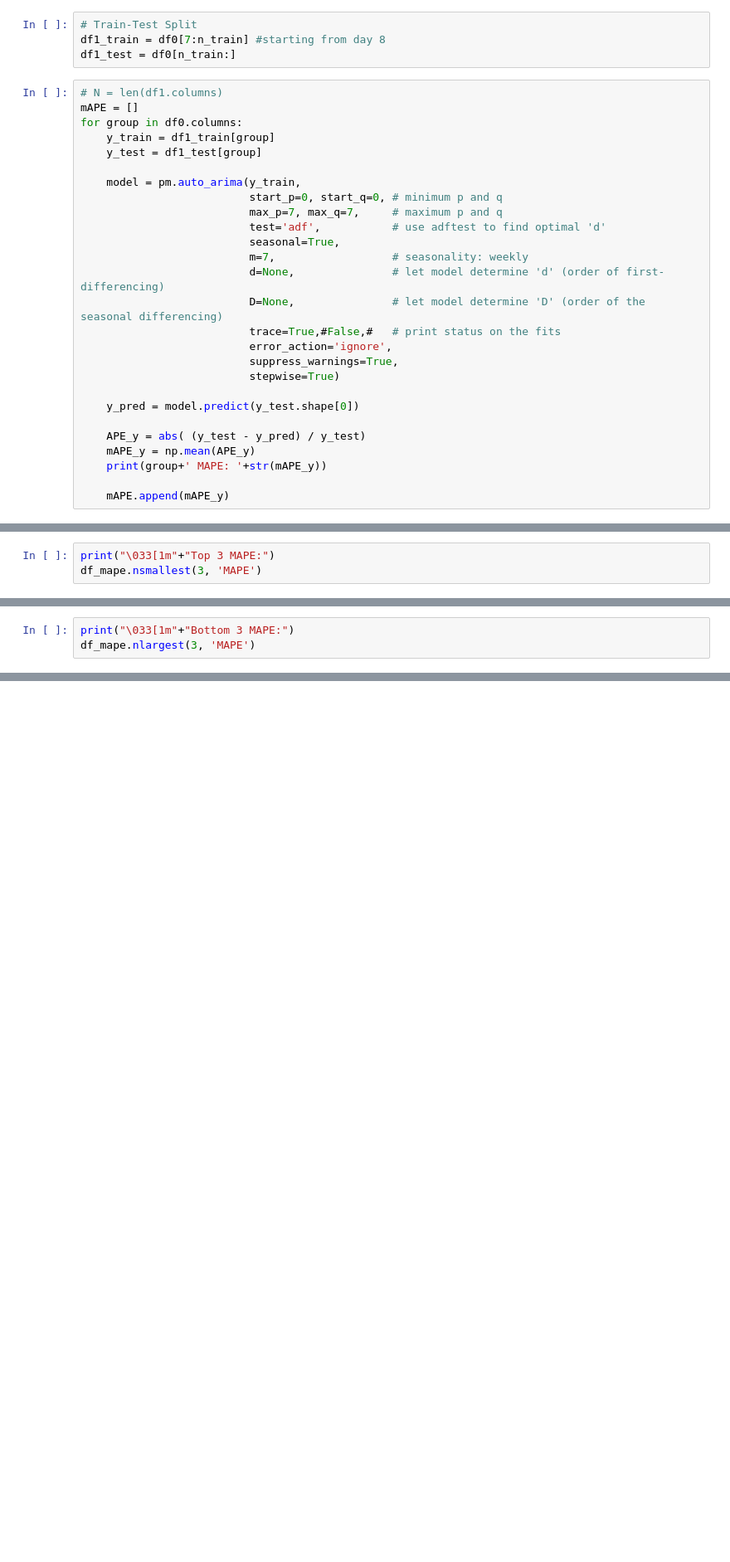
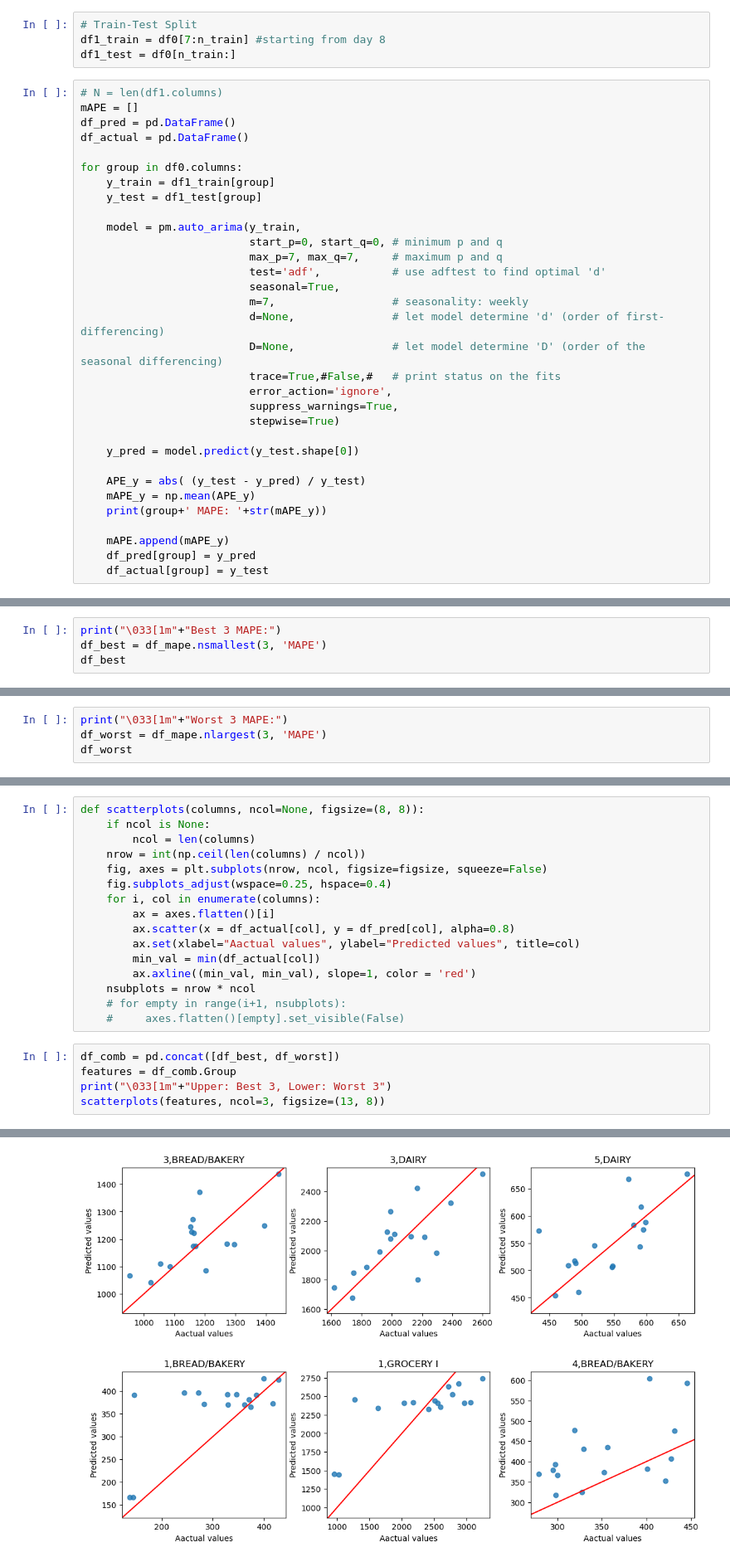
Before and after one commit to zxie9/Capstone-Project-Two, a Jupyter notebook: Notebooks/5. Modeling_Part1.ipynb, the cells around one changed output, grey strips where cells are left out. Shown at 83% size. Cells and saved outputs as stored; diff of their text form; blank space fills up the shorter version.

```diff
--- a/Notebooks/5. Modeling_Part1.ipynb
+++ b/Notebooks/5. Modeling_Part1.ipynb
@@ -242,6 +244,9 @@ df1_test = df0[n_train:]
 # %%
 # N = len(df1.columns)
 mAPE = []
+df_pred = pd.DataFrame()
+df_actual = pd.DataFrame()
+
 for group in df0.columns:
     y_train = df1_train[group]
     y_test = df1_test[group]
@@ -266,5 +271,7 @@ for group in df0.columns:
     print(group+' MAPE: '+str(mAPE_y))
 
     mAPE.append(mAPE_y)
+    df_pred[group] = y_pred
+    df_actual[group] = y_test
 # %% [output]
 Performing stepwise search to minimize aic
@@ -308,6 +322,7 @@ df_mape.sort_values(by=['MAPE'])
 | 2 | 1,GROCERY I | 0.221870 |
 | 0 | 1,BREAD/BAKERY | 0.261551 |
 # %%
-print("\033[1m"+"Top 3 MAPE:")
-df_mape.nsmallest(3, 'MAPE')
+print("\033[1m"+"Best 3 MAPE:")
+df_best = df_mape.nsmallest(3, 'MAPE')
+df_best
 # %% [output]
@@ -317,6 +332,7 @@ Top 3 MAPE:
 | 7 | 3,DAIRY | 0.069354 |
 | 13 | 5,DAIRY | 0.070526 |
 # %%
-print("\033[1m"+"Bottom 3 MAPE:")
-df_mape.nlargest(3, 'MAPE')
+print("\033[1m"+"Worst 3 MAPE:")
+df_worst = df_mape.nlargest(3, 'MAPE')
+df_worst
 # %% [output]
@@ -327,0 +348,22 @@ Bottom 3 MAPE:
+# %%
+def scatterplots(columns, ncol=None, figsize=(8, 8)):
+    if ncol is None:
+        ncol = len(columns)
+    nrow = int(np.ceil(len(columns) / ncol))
+    fig, axes = plt.subplots(nrow, ncol, figsize=figsize, squeeze=False)
+    fig.subplots_adjust(wspace=0.25, hspace=0.4)
+    for i, col in enumerate(columns):
+        ax = axes.flatten()[i]
+        ax.scatter(x = df_actual[col], y = df_pred[col], alpha=0.8)
+        ax.set(xlabel="Aactual values", ylabel="Predicted values", title=col)
+        min_val = min(df_actual[col])
+        ax.axline((min_val, min_val), slope=1, color = 'red')
+    nsubplots = nrow * ncol
+    # for empty in range(i+1, nsubplots):
+    #     axes.flatten()[empty].set_visible(False)
+# %%
+df_comb = pd.concat([df_best, df_worst])
+features = df_comb.Group
+print("\033[1m"+"Upper: Best 3, Lower: Worst 3")
+scatterplots(features, ncol=3, figsize=(13, 8))
+# %% [output]
@@ -327,0 +371 @@ Bottom 3 MAPE:
+[figure, added]
```
Also changed, not shown: parts of 22 cells of this notebook.
